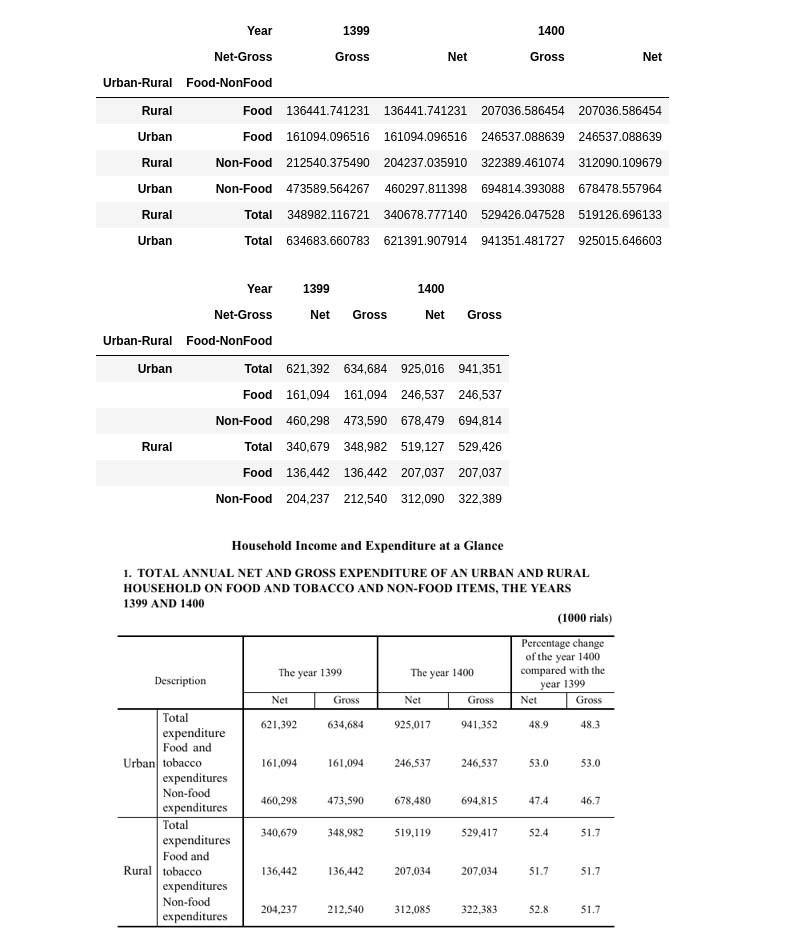
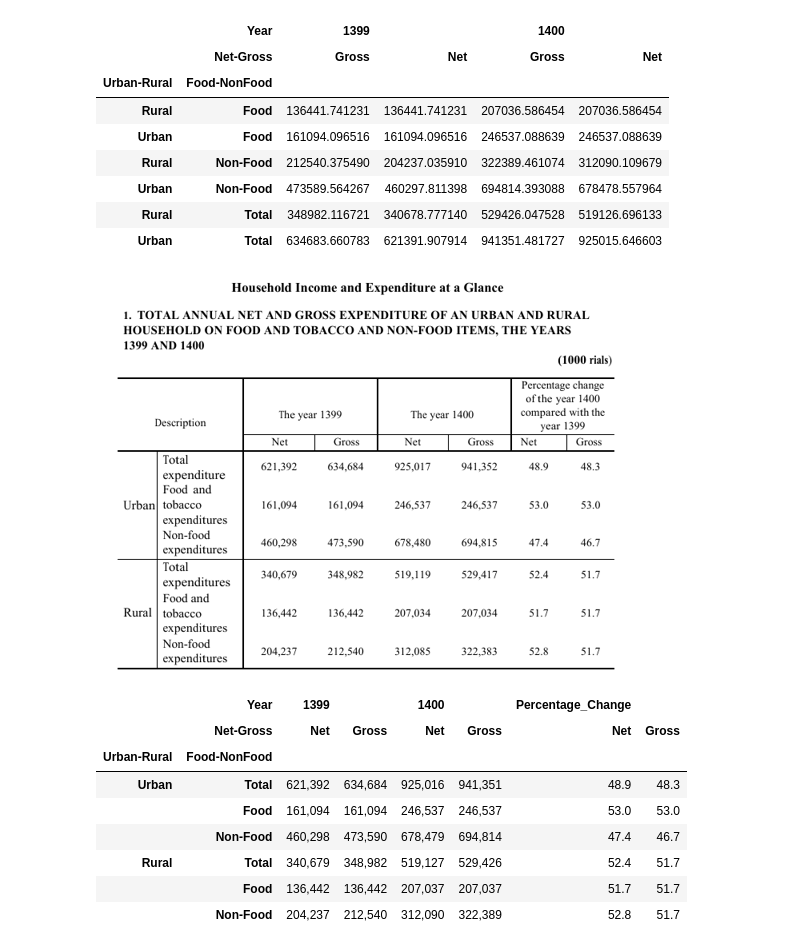
Before and after one commit to Iran-Open-Data/HBSIR_OLD, a Jupyter notebook: examples/ISC/1400/summery-results.ipynb, the cells around one changed output. Saved outputs shown, nothing was run; the diff lists cells and outputs as text; code cells hidden in the pictures.

Commit message:
Add percentage changes to final table

```diff
--- a/examples/ISC/1400/summery-results.ipynb
+++ b/examples/ISC/1400/summery-results.ipynb
@@ -131,22 +131,27 @@ column_order = {
 }
 summery_table = summery_table.sort_index(axis="index", key=lambda i: sort_key(i, index_order))
 summery_table = summery_table.sort_index(axis="columns", key=lambda i: sort_key(i, column_order))
-final_df = summery_table.style.format("{:,.0f}")
-
-image_size = expenditure_summery_table.size
-scale = 0.8
-new_size = tuple(int(num * scale) for num in image_size)
-final_image = expenditure_summery_table.resize(new_size)
-
-display(final_df, final_image)
+summery_table.loc[:, ("Percentage_Change", "Net")] = (summery_table.loc[:, (1400, "Net")] / summery_table.loc[:, (1399, "Net")] - 1) * 100
+summery_table.loc[:, ("Percentage_Change", "Gross")] = (summery_table.loc[:, (1400, "Gross")] / summery_table.loc[:, (1399, "Gross")] - 1) * 100
-# %% [output]
-|  | Year | 1399 |  | 1400 |  |
-|  | Net-Gross | Net | Gross | Net | Gross |
-| Urban-Rural | Food-NonFood |  |  |  |  |
-| Urban | Total | 621,392 | 634,684 | 925,016 | 941,351 |
-|  | Food | 161,094 | 161,094 | 246,537 | 246,537 |
-|  | Non-Food | 460,298 | 473,590 | 678,479 | 694,814 |
-| Rural | Total | 340,679 | 348,982 | 519,127 | 529,426 |
-|  | Food | 136,442 | 136,442 | 207,037 | 207,037 |
-|  | Non-Food | 204,237 | 212,540 | 312,090 | 322,389 |
-[figure, removed]
+# %%
+final_df = summery_table.style
+final_df = final_df.format("{:,.0f}", subset=[1399, 1400])
+final_df = final_df.format("{:,.1f}", subset=["Percentage_Change"])
+
+image_size = expenditure_summery_table.size
+scale = 0.8
+new_size = tuple(int(num * scale) for num in image_size)
+final_image = expenditure_summery_table.resize(new_size)
+
+display(final_image, final_df)
+# %% [output]
+[figure, added]
+|  | Year | 1399 |  | 1400 |  | Percentage_Change |  |
+|  | Net-Gross | Net | Gross | Net | Gross | Net | Gross |
+| Urban-Rural | Food-NonFood |  |  |  |  |  |  |
+| Urban | Total | 621,392 | 634,684 | 925,016 | 941,351 | 48.9 | 48.3 |
+|  | Food | 161,094 | 161,094 | 246,537 | 246,537 | 53.0 | 53.0 |
+|  | Non-Food | 460,298 | 473,590 | 678,479 | 694,814 | 47.4 | 46.7 |
+| Rural | Total | 340,679 | 348,982 | 519,127 | 529,426 | 52.4 | 51.7 |
+|  | Food | 136,442 | 136,442 | 207,037 | 207,037 | 51.7 | 51.7 |
+|  | Non-Food | 204,237 | 212,540 | 312,090 | 322,389 | 52.8 | 51.7 |
```
